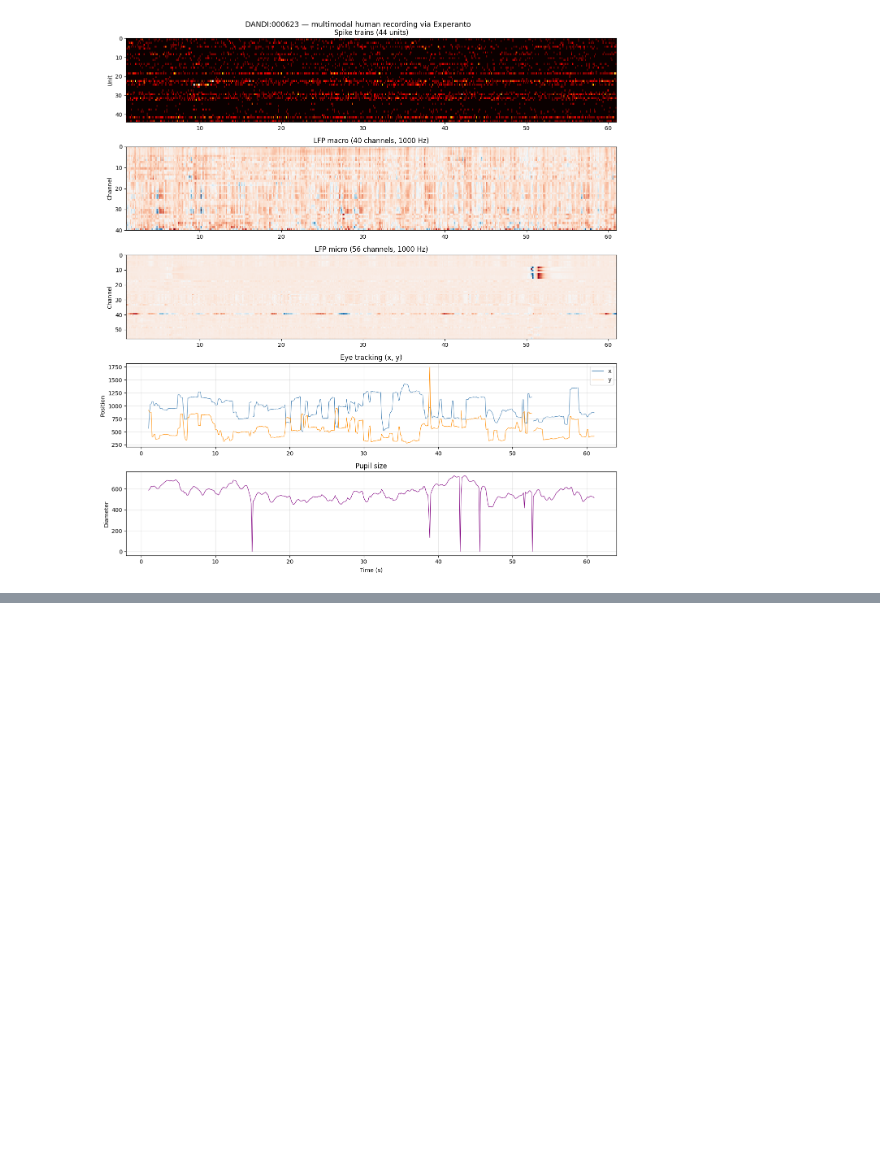
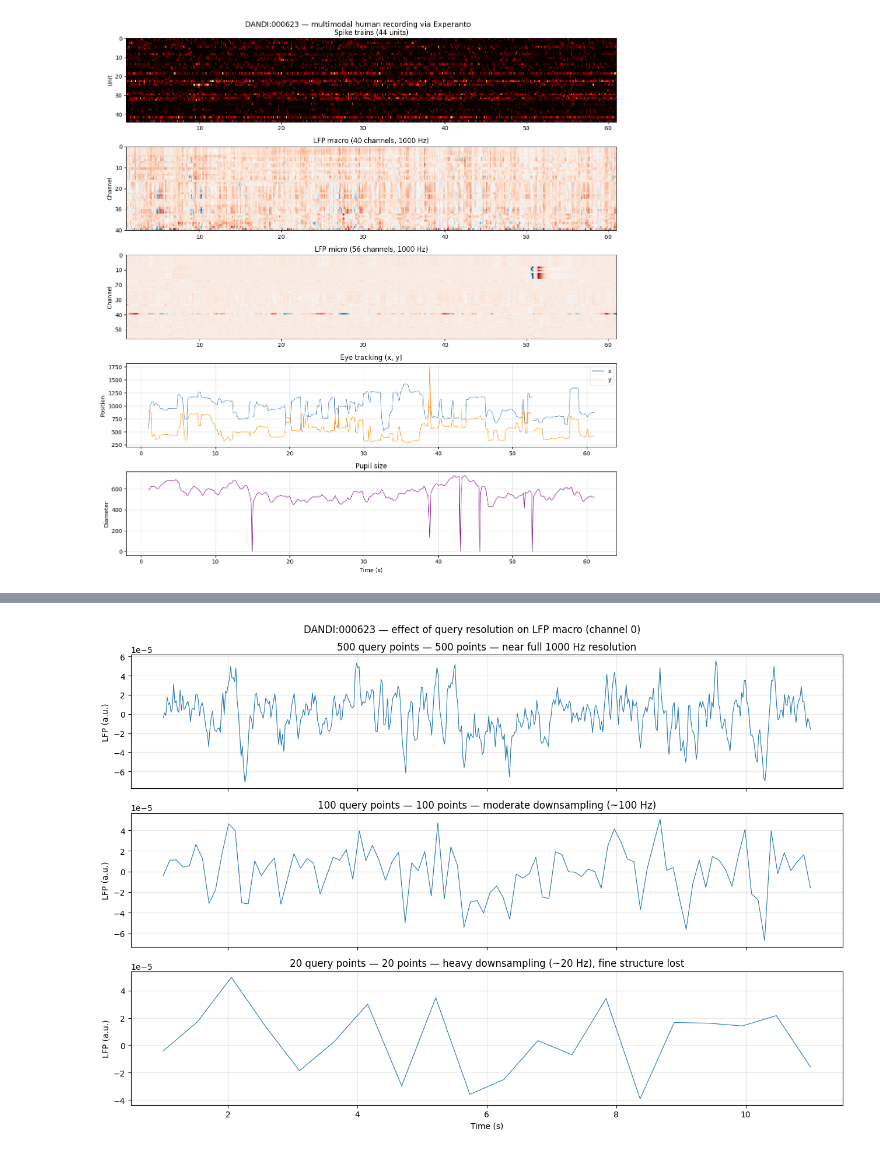
Before and after one commit to sensorium-competition/experanto, a Jupyter notebook: examples/dandi_experanto_example.ipynb, the cells around one changed output, grey strips where cells are left out. Drawn from its saved outputs; the diff is of its cells as text; code cells hidden in the pictures; blank space fills up the shorter version.

```diff
--- a/examples/dandi_experanto_example.ipynb
+++ b/examples/dandi_experanto_example.ipynb
@@ -541,0 +618,25 @@ io623.close()
+# %%
+fig, axes = plt.subplots(3, 1, figsize=(13, 9), sharex=True)
+fig.suptitle("DANDI:000623 — effect of query resolution on LFP macro (channel 0)", fontsize=12)
+
+n_points = [500, 100, 20]
+labels = ["500 points — near full 1000 Hz resolution",
+          "100 points — moderate downsampling (~100 Hz)",
+          "20 points — heavy downsampling (~20 Hz), fine structure lost"]
+
+seq_lfp = SequenceInterpolator("experanto_000623/lfp_macro")
+t_window = np.linspace(t_623[0], t_623[0] + 10, max(n_points))  # 10s window
+
+for ax, n, label in zip(axes, n_points, labels):
+    t_query = np.linspace(t_623[0], t_623[0] + 10, n)
+    result = seq_lfp.interpolate(t_query)
+    ax.plot(t_query, result[:, 0], lw=0.8)
+    ax.set_title(f"{n} query points — {label}")
+    ax.set_ylabel("LFP (a.u.)")
+    ax.grid(True, alpha=0.3)
+
+axes[-1].set_xlabel("Time (s)")
+plt.tight_layout()
+plt.show()
+# %% [output]
+[figure, added]
```
Also changed, not shown: parts of 16 cells of this notebook.
